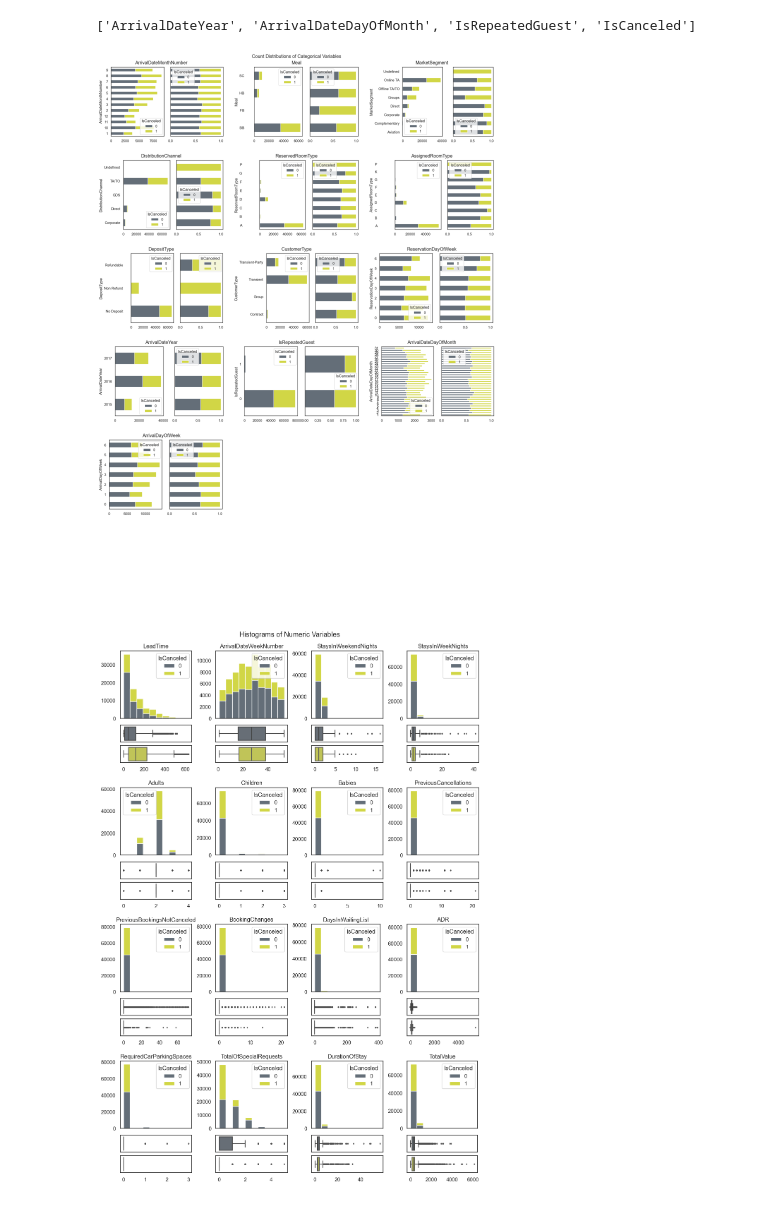
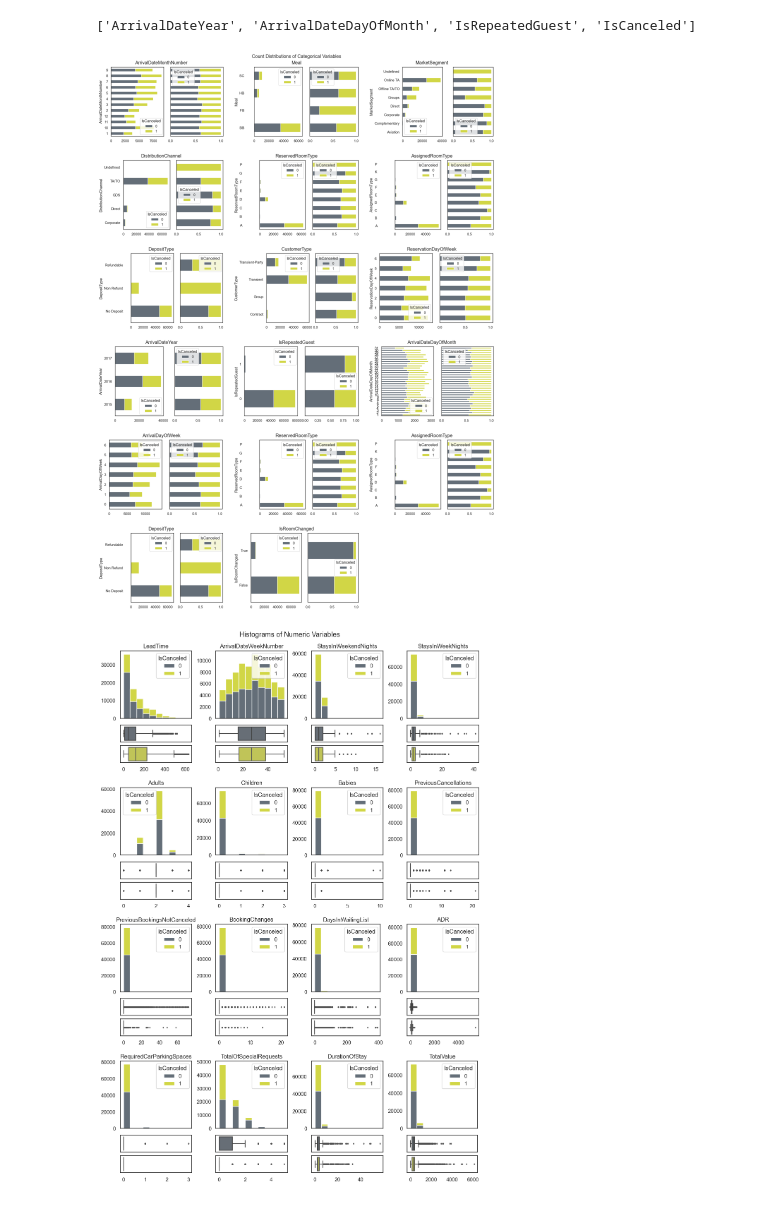
Before and after one commit to alderaemanuele/Business-Cases, a Jupyter notebook: BC2/BC2.ipynb, the cells around one changed output. Cells and saved outputs as stored; diff of their text form; code cells hidden in the pictures.

```diff
--- a/BC2/BC2.ipynb
+++ b/BC2/BC2.ipynb
@@ -225,6 +227,8 @@ data['ReservationDayOfMonth'] = data['ReservationStatusDate'].dt.day.astype('str
 data['ReservationWeekOfYear'] = data['ReservationStatusDate'].dt.weekofyear.astype('str')
 data['ReservationMonth'] = data['ReservationStatusDate'].dt.month.astype('str')
 data['ReservationDayOfWeek'] = data['ReservationStatusDate'].dt.dayofweek.astype('str')
+# %%
+data["IsRoomChanged"] = (data["AssignedRoomType"] != data["ReservedRoomType"])
 # %%
 data
 # %% [output]
@@ -526,11 +530,11 @@ to_discard
 # %%
 to_plot = ['ArrivalDateMonthNumber', 'Meal','MarketSegment','DistributionChannel', 'ReservedRoomType', 'AssignedRoomType',
 'DepositType', 'CustomerType', 'ReservationDayOfWeek', 'ArrivalDateYear', 'IsRepeatedGuest', 'ArrivalDateDayOfMonth', "ArrivalDayOfWeek",
-"ReservedRoomType", "AssignedRoomType", "DepositType"]
+"ReservedRoomType", "AssignedRoomType", "DepositType", "IsRoomChanged"]
 
 plot_cat_counts(data, to_plot)
 # %% [output]
-[figure, old version]
+[figure, new version]
 # %%
 plot_histograms_boxplots(data, metric_features)
 # %% [output]
```
Also changed, not shown: parts of 12 cells of this notebook.
